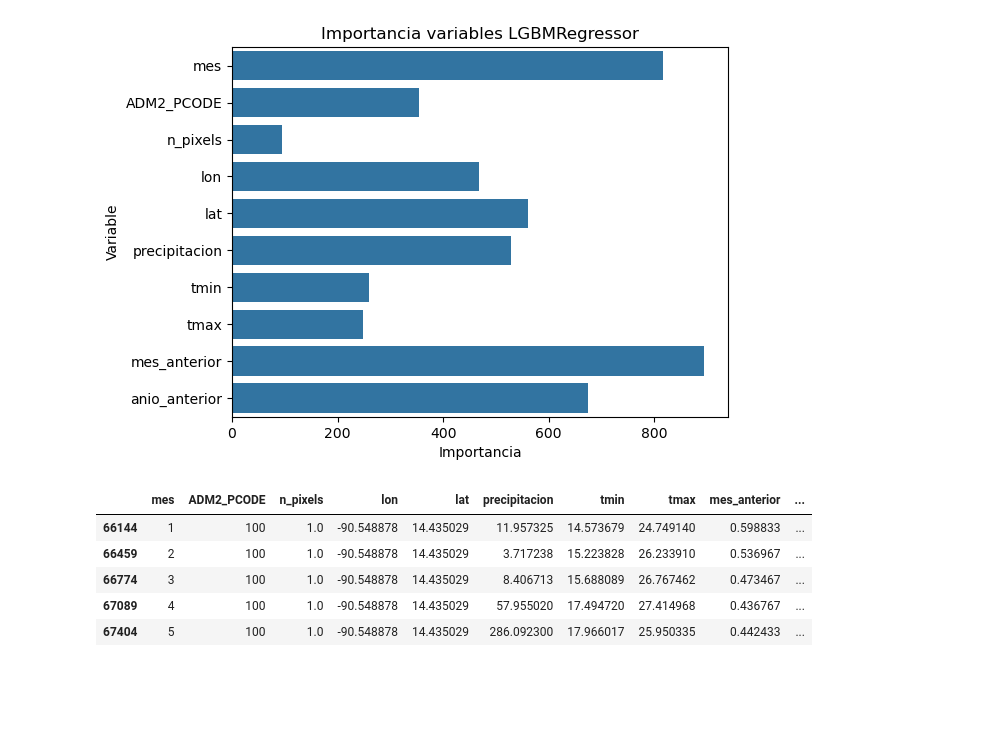
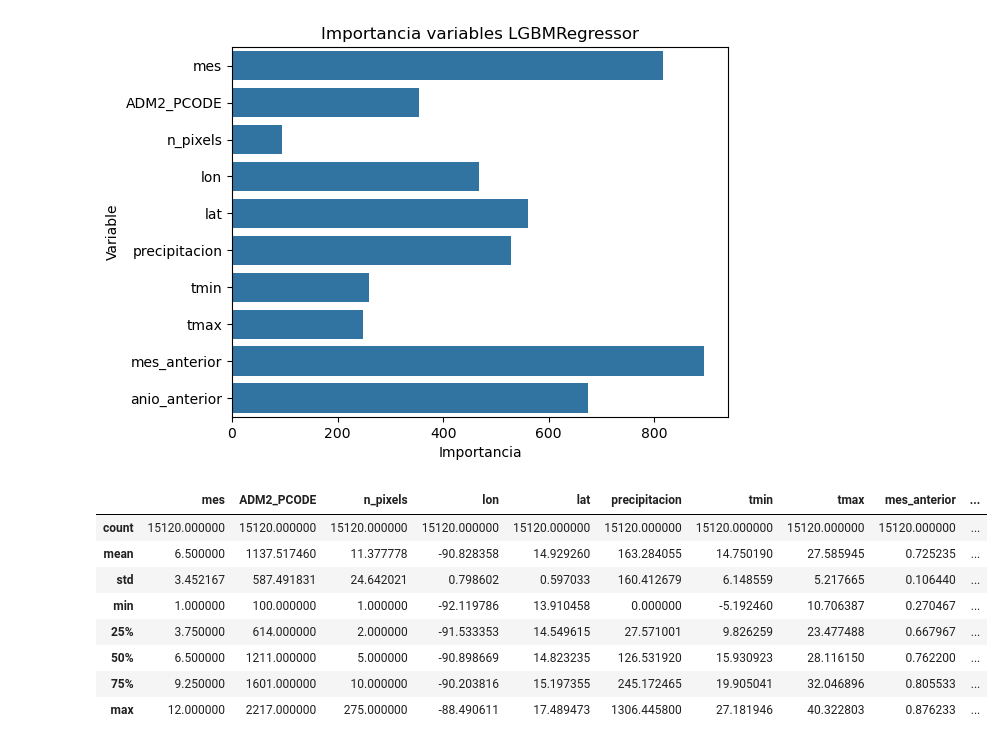
Before and after one commit to ManuelAlejandroMartinezFlores/ProyectoMineria, a Jupyter notebook: modelos.ipynb, the cells around one changed output. Drawn from its saved outputs; the diff is of its cells as text; code cells hidden in the pictures; blank space fills up the shorter version.

```diff
--- a/modelos.ipynb
+++ b/modelos.ipynb
@@ -429,13 +456,16 @@ Text(0, 0.5, 'Variable')
 # %%
 results_lgbm = Xtest.copy()
 results_lgbm["vim"] = ytest
 results_lgbm["pred"] = ypred_test
-results_lgbm.head()
+results_lgbm.describe()
 # %% [output]
 |  | mes | ADM2_PCODE | n_pixels | lon | lat | precipitacion | tmin | tmax | mes_anterior | ... |
-| 66144 | 1 | 100 | 1.0 | -90.548878 | 14.435029 | 11.957325 | 14.573679 | 24.749140 | 0.598833 | ... |
-| 66459 | 2 | 100 | 1.0 | -90.548878 | 14.435029 | 3.717238 | 15.223828 | 26.233910 | 0.536967 | ... |
-| 66774 | 3 | 100 | 1.0 | -90.548878 | 14.435029 | 8.406713 | 15.688089 | 26.767462 | 0.473467 | ... |
-| 67089 | 4 | 100 | 1.0 | -90.548878 | 14.435029 | 57.955020 | 17.494720 | 27.414968 | 0.436767 | ... |
-| 67404 | 5 | 100 | 1.0 | -90.548878 | 14.435029 | 286.092300 | 17.966017 | 25.950335 | 0.442433 | ... |
+| count | 15120.000000 | 15120.000000 | 15120.000000 | 15120.000000 | 15120.000000 | 15120.000000 | 15120.000000 | 15120.000000 | 15120.000000 | ... |
+| mean | 6.500000 | 1137.517460 | 11.377778 | -90.828358 | 14.929260 | 163.284055 | 14.750190 | 27.585945 | 0.725235 | ... |
+| std | 3.452167 | 587.491831 | 24.642021 | 0.798602 | 0.597033 | 160.412679 | 6.148559 | 5.217665 | 0.106440 | ... |
+| min | 1.000000 | 100.000000 | 1.000000 | -92.119786 | 13.910458 | 0.000000 | -5.192460 | 10.706387 | 0.270467 | ... |
+| 25% | 3.750000 | 614.000000 | 2.000000 | -91.533353 | 14.549615 | 27.571001 | 9.826259 | 23.477488 | 0.667967 | ... |
+| 50% | 6.500000 | 1211.000000 | 5.000000 | -90.898669 | 14.823235 | 126.531920 | 15.930923 | 28.116150 | 0.762200 | ... |
+| 75% | 9.250000 | 1601.000000 | 10.000000 | -90.203816 | 15.197355 | 245.172465 | 19.905041 | 32.046896 | 0.805533 | ... |
+| max | 12.000000 | 2217.000000 | 275.000000 | -88.490611 | 17.489473 | 1306.445800 | 27.181946 | 40.322803 | 0.876233 | ... |
 # %%
```
Also changed, not shown: parts of 6 cells of this notebook, 3 other files.
